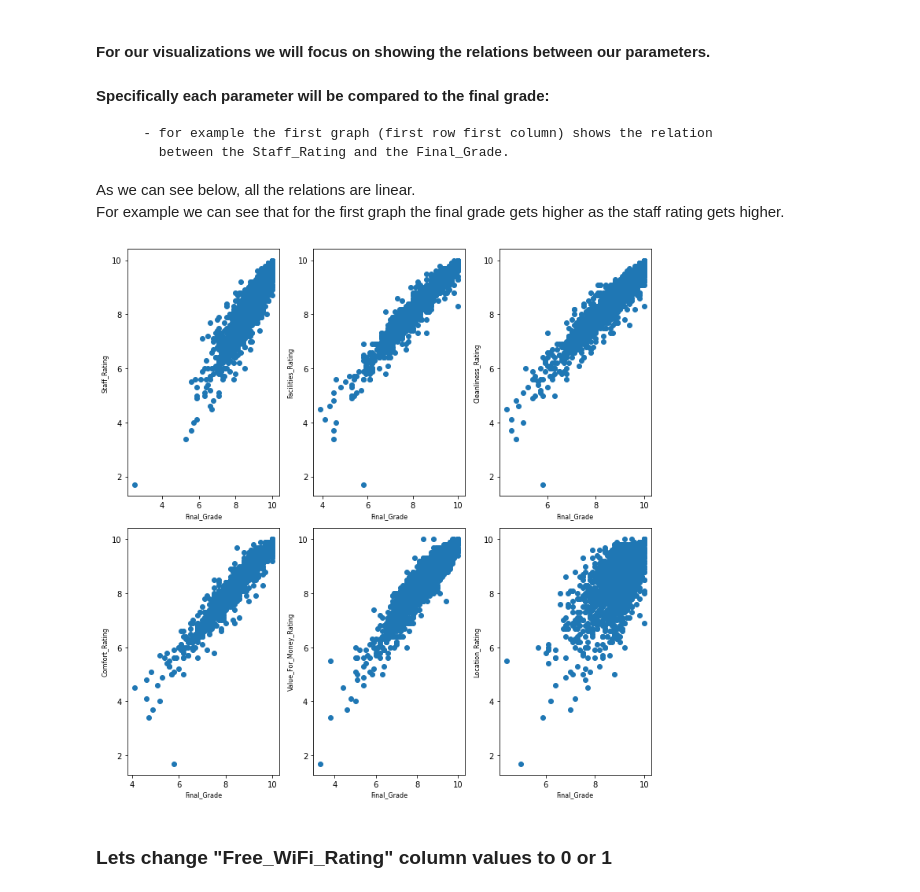
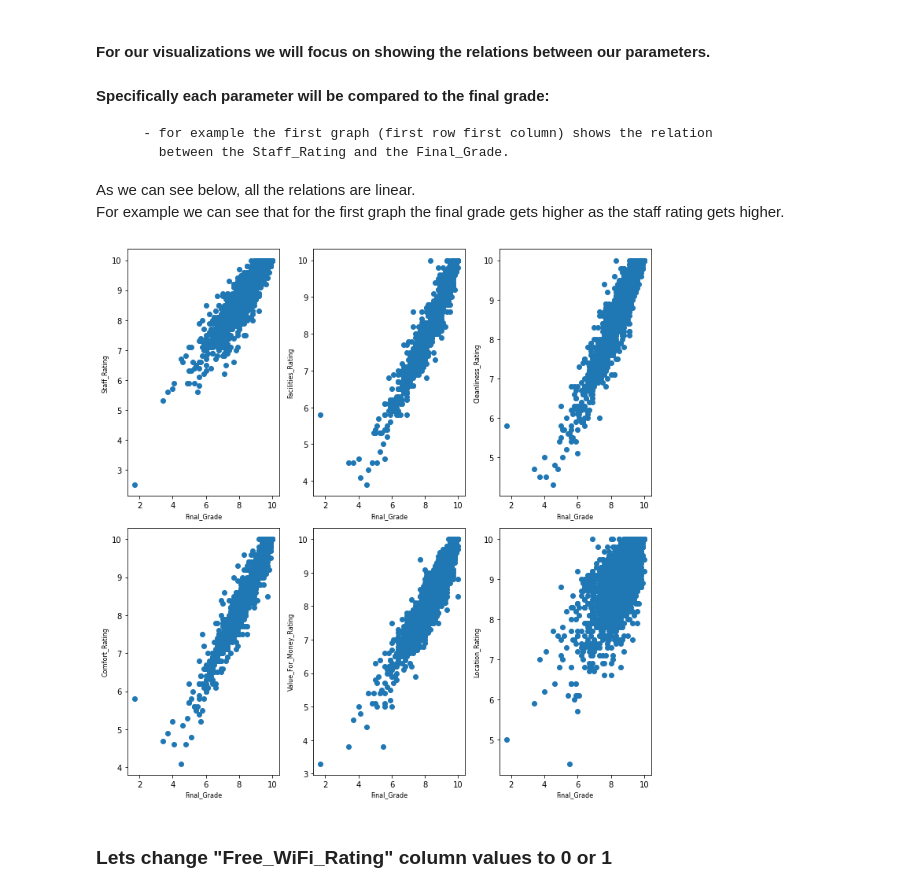
Before and after one commit to MopyKing/Data-Science-Project, a Jupyter notebook: DataScience_Project.ipynb, the cells around one changed output. Cells and saved outputs as stored; diff of their text form; code cells hidden in the pictures.

```diff
--- a/DataScience_Project.ipynb
+++ b/DataScience_Project.ipynb
@@ -350,16 +344,17 @@ For example we can see that for the first graph the final grade gets higher as t
 # %%
 for i in range(1,7):
     firstcol = df.columns[i] # Location_Rating
     plt.subplot(2, 3, i)
     plt.gcf().set_size_inches((10, 10))
-    plt.scatter(df2[firstcol], df2.Final_Grade)
+    plt.scatter(df2.Final_Grade, df2[firstcol])
+    plt.xlabel('Final_Grade',fontsize = 8)
     plt.ylabel(df2.columns[i],fontsize = 8)
-    plt.xlabel('Final_Grade',fontsize = 8)
+
 
 
 plt.tight_layout()
 # %% [output]
-[figure, old version]
+[figure, new version]
 # %% [markdown]
 ### Lets change "Free_WiFi_Rating" column values to 0 or 1
 # %%
```
Also changed, not shown: parts of 8 cells of this notebook.
